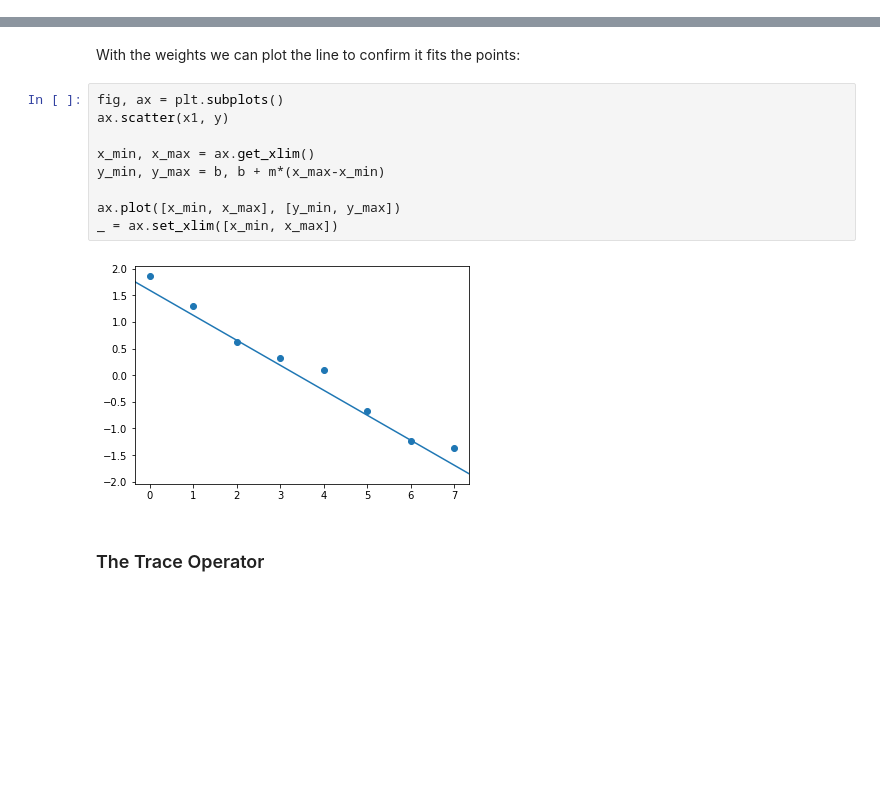
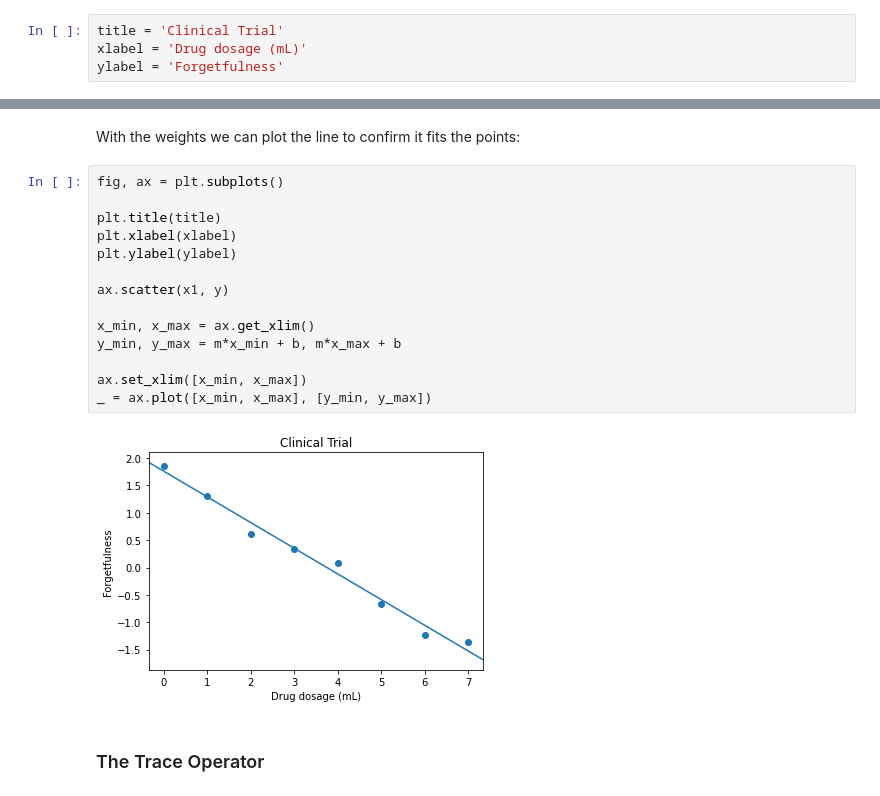
Before and after one commit to jonkrohn/ML-foundations, a Jupyter notebook: notebooks/2-linear-algebra-ii.ipynb, the cells around one changed output, grey strips where cells are left out. Cells and saved outputs as stored; diff of their text form; blank space fills up the shorter version.

```diff
--- a/notebooks/2-linear-algebra-ii.ipynb
+++ b/notebooks/2-linear-algebra-ii.ipynb
@@ -1259,5 +1259,9 @@ We have eight data points ($n$ = 8):
 # %%
 x1 = [0, 1, 2, 3, 4, 5, 6, 7.] # E.g.: Dosage of drug for treating Alzheimer's disease
 y = [1.86, 1.31, .62, .33, .09, -.67, -1.23, -1.37] # E.g.: Patient's "forgetfulness score"
+# %%
+title = 'Clinical Trial'
+xlabel = 'Drug dosage (mL)'
+ylabel = 'Forgetfulness'
 # %%
 fig, ax = plt.subplots()
@@ -1313,15 +1317,20 @@ m
 With the weights we can plot the line to confirm it fits the points:
 # %%
 fig, ax = plt.subplots()
+
+plt.title(title)
+plt.xlabel(xlabel)
+plt.ylabel(ylabel)
+
 ax.scatter(x1, y)
 
 x_min, x_max = ax.get_xlim()
-y_min, y_max = b, b + m*(x_max-x_min)
+y_min, y_max = m*x_min + b, m*x_max + b
 
-ax.plot([x_min, x_max], [y_min, y_max])
-_ = ax.set_xlim([x_min, x_max])
+ax.set_xlim([x_min, x_max])
+_ = ax.plot([x_min, x_max], [y_min, y_max])
 # %% [output]
-[figure, old version]
+[figure, new version]
 # %% [markdown]
 ### The Trace Operator
 # %% [markdown]
```
Also changed, not shown: parts of 2 cells of this notebook, 2 other files.
